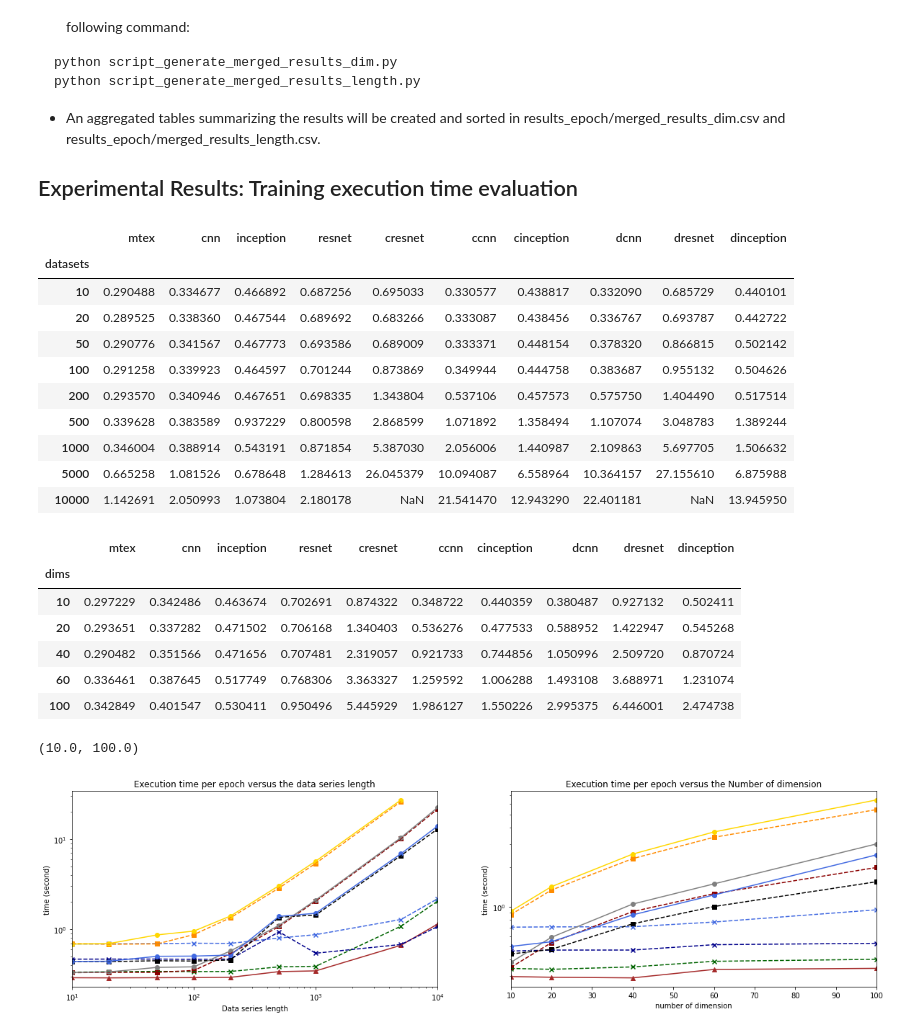
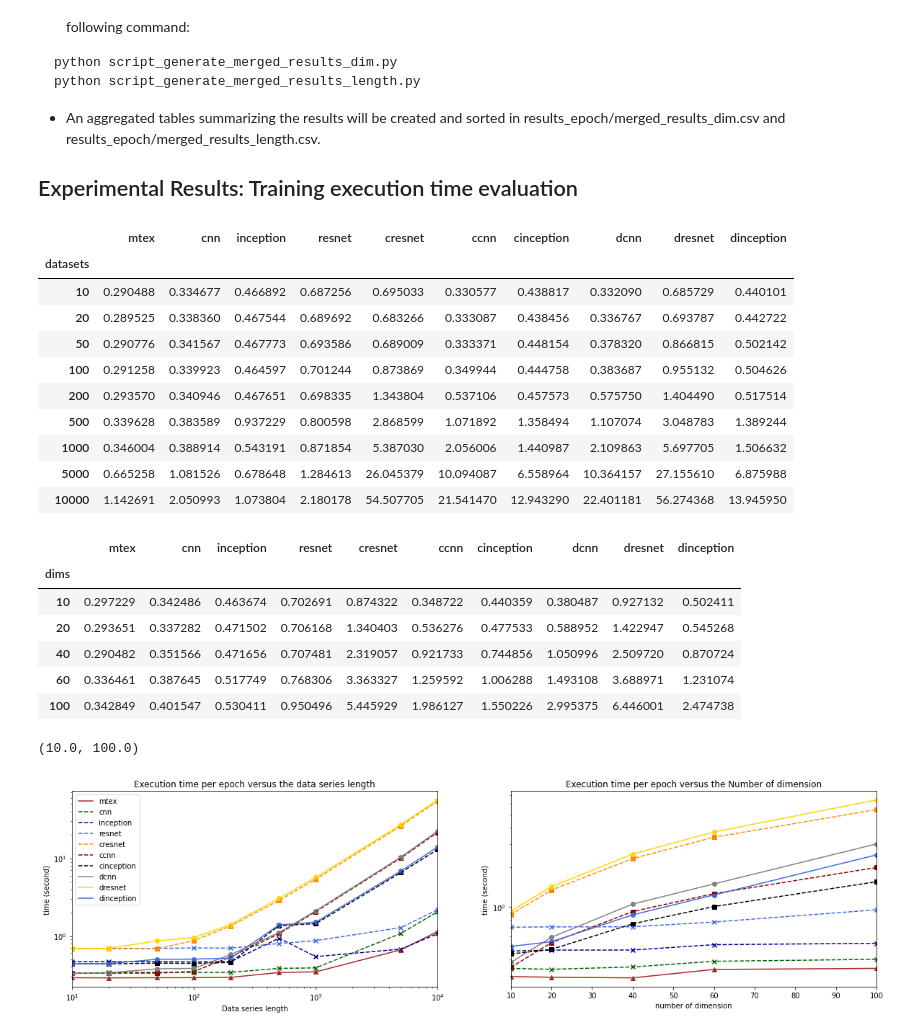
Before and after one commit to boniolp/dCAM, a Jupyter notebook: Results_overview.ipynb, the cells around one changed output. Drawn from its saved outputs; the diff is of its cells as text; code cells hidden in the pictures.

Commit message:
results

```diff
--- a/Results_overview.ipynb
+++ b/Results_overview.ipynb
@@ -727,12 +727,12 @@ python script_generate_merged_results_length.py
 
 ## Experimental Results: Training execution time evaluation
 # %%
-df_exec_dim = pd.read_csv('experiments/execution_time/results/merged_results_dim.csv')
+df_exec_dim = pd.read_csv('experiments/execution_time/results_epoch/merged_results_dim.csv')
 df_exec_dim.rename(columns={'Unnamed: 0':'dims'}, inplace=True)
 df_exec_dim['dims'] = [10,20,40,60,100]
 df_exec_dim.set_index('dims', inplace=True)
 
-df_exec_length = pd.read_csv('experiments/execution_time/results/merged_results_length.csv')
+df_exec_length = pd.read_csv('experiments/execution_time/results_epoch/merged_results_length.csv')
 df_exec_length.rename(columns={'Unnamed: 0':'datasets'}, inplace=True)
 df_exec_length.set_index('datasets', inplace=True)
 
@@ -749,7 +749,7 @@ display(df_exec_dim)
 | 500 | 0.339628 | 0.383589 | 0.937229 | 0.800598 | 2.868599 | 1.071892 | 1.358494 | 1.107074 | 3.048783 | 1.389244 |
 | 1000 | 0.346004 | 0.388914 | 0.543191 | 0.871854 | 5.387030 | 2.056006 | 1.440987 | 2.109863 | 5.697705 | 1.506632 |
 | 5000 | 0.665258 | 1.081526 | 0.678648 | 1.284613 | 26.045379 | 10.094087 | 6.558964 | 10.364157 | 27.155610 | 6.875988 |
-| 10000 | 1.142691 | 2.050993 | 1.073804 | 2.180178 | NaN | 21.541470 | 12.943290 | 22.401181 | NaN | 13.945950 |
+| 10000 | 1.142691 | 2.050993 | 1.073804 | 2.180178 | 54.507705 | 21.541470 | 12.943290 | 22.401181 | 56.274368 | 13.945950 |
 |  | mtex | cnn | inception | resnet | cresnet | ccnn | cinception | dcnn | dresnet | dinception |
 | dims |  |  |  |  |  |  |  |  |  |  |
 | 10 | 0.297229 | 0.342486 | 0.463674 | 0.702691 | 0.874322 | 0.348722 | 0.440359 | 0.380487 | 0.927132 | 0.502411 |
@@ -793,32 +793,33 @@ method_scatter = {
     'dresnet': 'o',
     'dinception': 'o',
     'cnn': 'x',
     'inception': 'x',
     'ccnn': 's',
     'cinception': 's',
     'mtex': '^',
 }
 
 def generate_subplot(df_exec):
     for method in df_exec.columns:
-        plt.plot(df_exec.index,df_exec[method],color=method_color[method],linestyle=method_style[method])
+        plt.plot(df_exec.index,df_exec[method],color=method_color[method],linestyle=method_style[method],label=method)
         plt.scatter(df_exec.index,df_exec[method],c=method_color[method],marker=method_scatter[method])
     plt.yscale('log')
     plt.ylabel('time (second)')
 
 
 plt.subplot(1,2,1)
 plt.title('Execution time per epoch versus the data series length')
 generate_subplot(df_exec_length)
 plt.xlabel('Data series length')
 plt.xscale('log')
+plt.legend()
 plt.xlim(10,10000)
 
 plt.subplot(1,2,2)
 plt.title('Execution time per epoch versus the Number of dimension')
 generate_subplot(df_exec_dim)
 plt.xlabel('number of dimension')
 plt.xlim(10,100)
 # %% [output]
 (10.0, 100.0)
-[figure, old version]
+[figure, new version]
```
Also changed, not shown: 1 other file.
